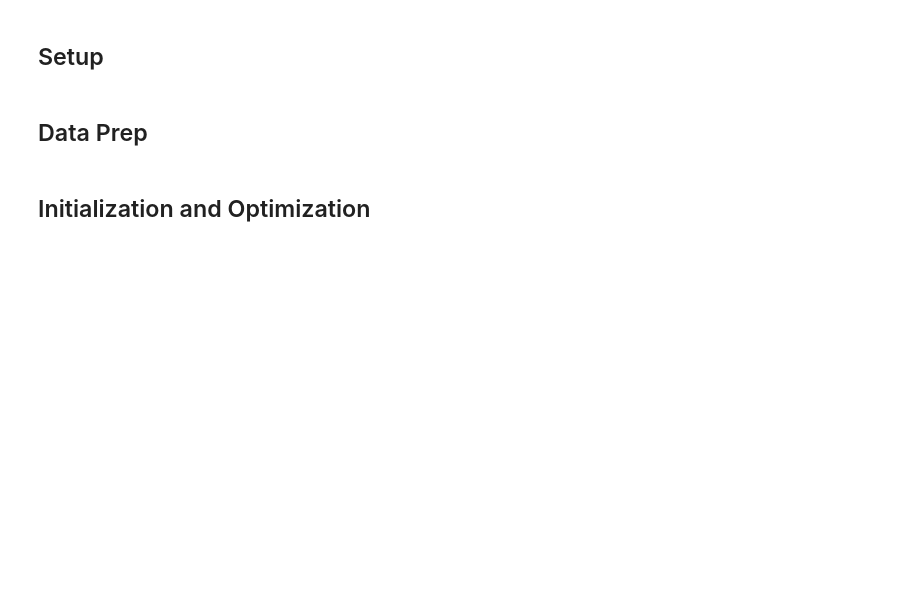
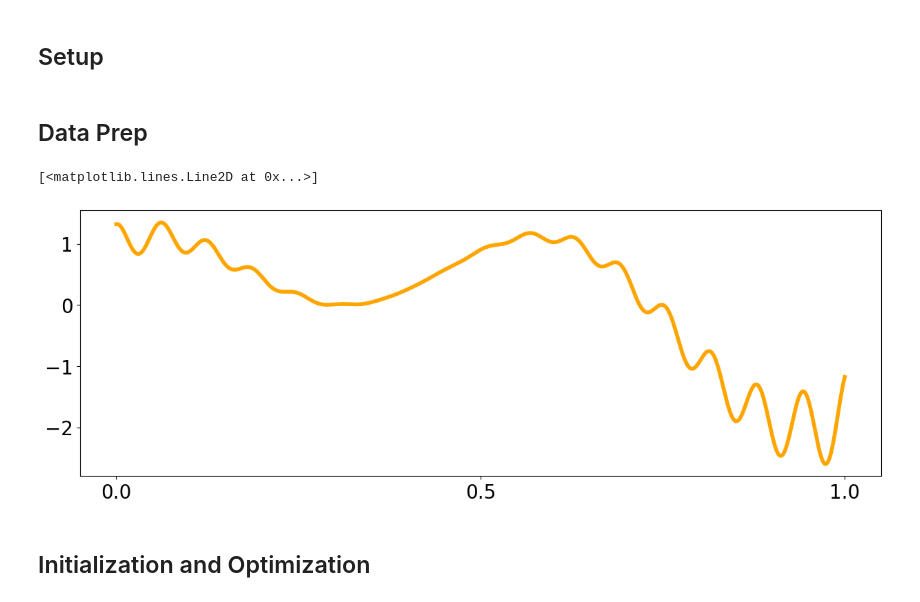
Before and after one commit to lbl-camera/gpCAM, a Jupyter notebook: examples/GPOptimizerOptimization.ipynb, the cells around one changed output. Drawn from its saved outputs; the diff is of its cells as text; code cells hidden in the pictures; blank space fills up the shorter version.

```diff
--- a/examples/GPOptimizerOptimization.ipynb
+++ b/examples/GPOptimizerOptimization.ipynb
@@ -24,15 +24,22 @@ x_pred1D = np.linspace(0,1,1000).reshape(-1,1)
 # %%
 
 def f1(x):
     if np.ndim(x) == 1: return (np.sin(5. * x) + np.cos(10. * x) + (2.* (x-0.4)**2) * np.cos(100. * x)), 0.01
     else: return (np.sin(5. * x) + np.cos(10. * x) + (2.* (x-0.4)**2) * np.cos(100. * x))[:,0], np.zeros(len(x)) + 0.01
+
+def f2(x):
+    if np.ndim(x) == 1: return -(np.sin(5. * x) + np.cos(10. * x) + (2.* (x-0.4)**2) * np.cos(100. * x)), 0.01
+    else: return -(np.sin(5. * x) + np.cos(10. * x) + (2.* (x-0.4)**2) * np.cos(100. * x))[:,0], np.zeros(len(x)) + 0.01
 
 plt.figure(figsize = (15,5))
 plt.xticks([0.,0.5,1.0])
 plt.yticks([-2,-1,0.,1])
 plt.xticks(fontsize=20)
 plt.yticks(fontsize=20)
 plt.plot(x_pred1D,f1(x_pred1D)[0], color = 'orange', linewidth = 4)
+# %% [output]
+[<matplotlib.lines.Line2D at 0x...>]
+[figure, added]
 # %% [markdown]
 ## Initialization and Optimization
 # %%
```
Also changed, not shown: parts of 3 cells of this notebook, 1 other file.
